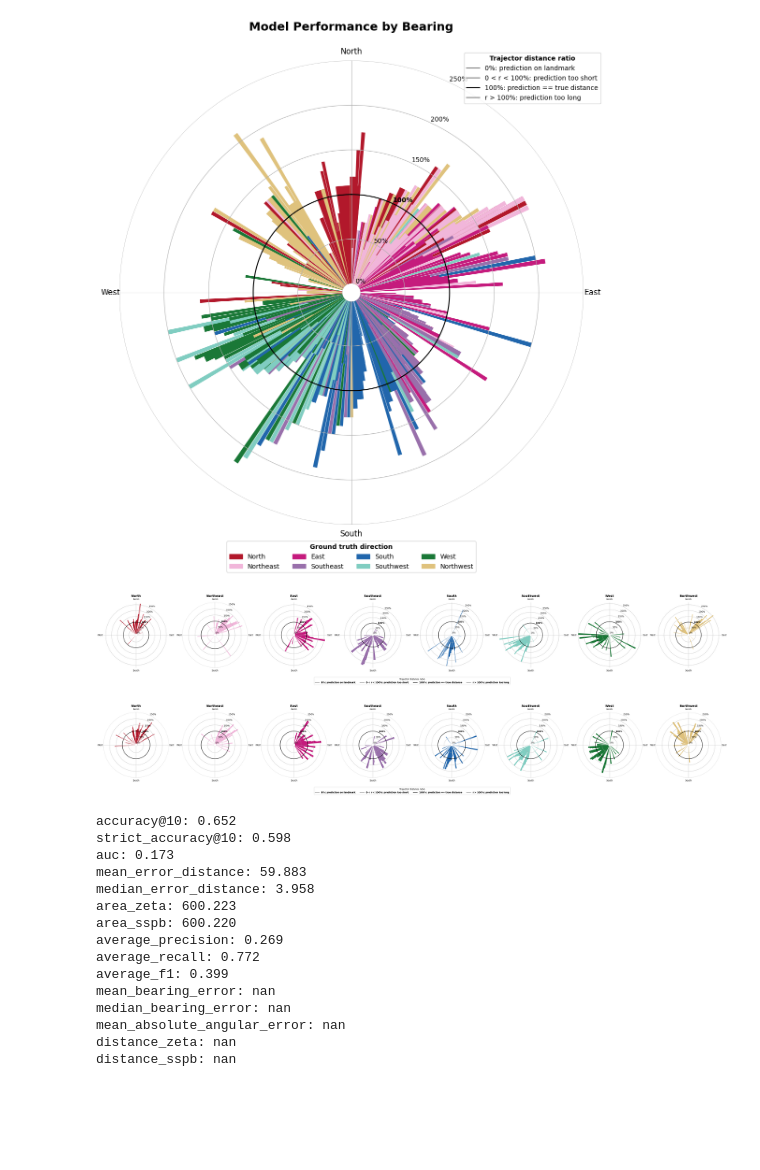
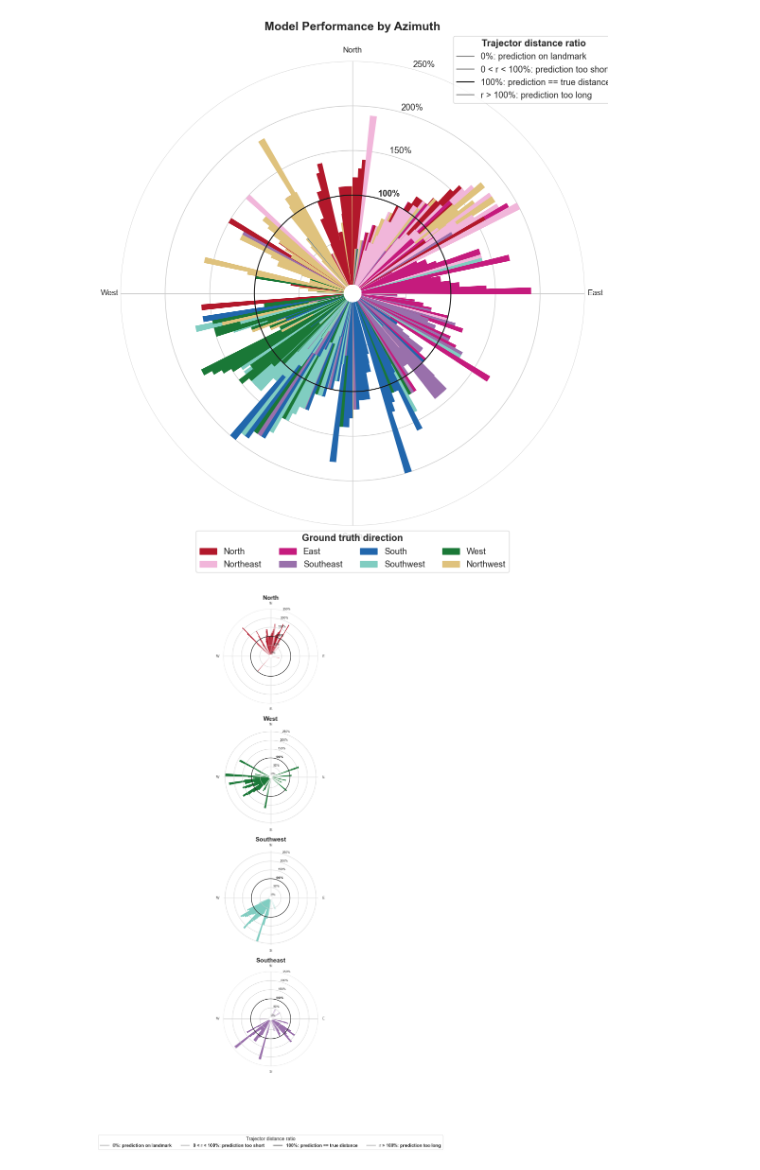
Before and after one commit to pumucklkopf/georelating-natural-disasters-with-llm-agents, a Jupyter notebook: evaluation/georelating_evaluation.ipynb, the cells around one changed output. Drawn from its saved outputs; the diff is of its cells as text; code cells hidden in the pictures; blank space fills up the shorter version.

```diff
--- a/evaluation/georelating_evaluation.ipynb
+++ b/evaluation/georelating_evaluation.ipynb
@@ -29,12 +31,20 @@ def safe_latlng_to_cell(x):
     geor = x.get("georelated")
     if not geor:
         return None
-    center = geor.get("center coordinates of affected area") if isinstance(geor, dict) else None
+    if isinstance(geor, dict):
+        center = geor.get("center coordinates of affected area")
+        area = geor.get("affected area in square km")
+        if center is None:
+            center = geor.get("center_coordinates_of_affected_area")
+        if area is None:
+            area = geor.get("affected_area_in_square_km")
+    else:
+        center = None
+        area = None
     if not center:
         return None
     lat = center.get("latitude") if isinstance(center, dict) else None
     lng = center.get("longitude") if isinstance(center, dict) else None
-    area = geor.get("affected area in square km")  if isinstance(geor, dict) else None
     # Also check for None here:
     if lat is None or lng is None or area is None:
         return None
@@ -42,30 +52,33 @@ def safe_latlng_to_cell(x):
         return h3.latlng_to_cell(
             lat=float(lat),
             lng=float(lng),
-            res=get_h3_resolution_for_area(float(area) / 7 * 1e6),
+            res=get_h3_resolution_for_area(float(area) * 1e6),
         )
     except Exception as e:
         return None
 
-def get_cell_relation(pred_cell, target_cell) -> str:
+def get_cell_relation(pred_cell, trajector_cell_index) -> str:
     """
     Determines the relationship between two H3 cells.
     :param pred_cell: The predicted H3 cell.
-    :param target_cell: The ground truth H3 cell.
+    :param trajector_cell_index: The ground truth H3 cell.
     :return: A string indicating the relationship.
     """
 
-    if pred_cell == target_cell:
+    if pred_cell == trajector_cell_index:
         return "identical"
 
     # Get their resolutions
     pred_res = h3.get_resolution(pred_cell)
-    gt_res = h3.get_resolution(target_cell)
+    gt_res = h3.get_resolution(trajector_cell_index)
 
     if pred_res == gt_res:
-        return "disjoint_same_resolution"
+        if h3.are_neighbor_cells(pred_cell, trajector_cell_index):
+            return "same_resolution_neighbor"
+        else:
+            return "disjoint_same_resolution"
     elif pred_res < gt_res:
-        inferred_parent = h3.cell_to_parent(target_cell, pred_res)
+        inferred_parent = h3.cell_to_parent(trajector_cell_index, pred_res)
         if pred_cell == inferred_parent:
             return "parent"
         else:
@@ -74,10 +87,10 @@ def get_cell_relation(pred_cell, target_cell) -> str:
             return "disjoint_coarser_resolution"
     else:
         inferred_parent = h3.cell_to_parent(pred_cell, gt_res)
-        if target_cell == inferred_parent:
+        if trajector_cell_index == inferred_parent:
             return "child"
         else:
-            if h3.are_neighbor_cells(target_cell, inferred_parent):
+            if h3.are_neighbor_cells(trajector_cell_index, inferred_parent):
                 return "finer_neighbor"
             return "disjoint_finer_resolution"
 # %%
@@ -305,6 +275,8 @@ def calc_azimuth_distance(row, geod=Geod(ellps="WGS84")):
     try:
         # Check if coordinates are missing (None or not a dict)
         center = row["georelated"].get("center coordinates of affected area")
+        if center is None:
+            center = row["georelated"].get("center_coordinates_of_affected_area")
         if center is None:
             return pd.Series({'forward_azimuth': None, 'pred_distance': None})
         fwd_azimuth, _, dist = geod.inv(
@@ -575,9 +680,9 @@ distance_sspb: 2.587
 import warnings
 warnings.filterwarnings("ignore")
 
-plot_bearing_visualization(georelated_df_us, plot_type='all_in_one')
-plot_bearing_visualization(georelated_df_eu, plot_type='all_in_one')
+plot_azimuth_visualization(georelated_df_us_llama, plot_type='all_in_one')
+plot_azimuth_visualization(georelated_df_eu_llama, plot_type='all_in_one')
 
-plot_bearing_visualization(georelated_df_us, plot_type='subplots')#, focus_directions=['northwest', 'northeast', 'southeast', 'southwest'])
-plot_bearing_visualization(georelated_df_eu, plot_type='subplots')#, focus_directions=['northwest', 'northeast', 'southeast', 'southwest'])
+plot_azimuth_visualization(georelated_df_us_llama, plot_type='subplots', focus_directions=['north', 'west', 'southwest', 'southeast'], viz_file_name="vertical_focus_directions.png")
+# plot_azimuth_visualization(georelated_df_eu_llama, plot_type='subplots', focus_directions=['north', 'west', 'southwest', 'southeast'])
 # %% [output]
@@ -585,24 +690,2 @@ plot_bearing_visualization(georelated_df_eu, plot_type='subplots')#, focus_direc
-[figure, old version]
+[figure, new version]
-[figure, old version]
+[figure, new version]
-[figure, removed]
-# %%
-between_df_us = georelated_df_us[georelated_df_us['geospatial_prep'] == 'between']
-metrics_for_between = calculate_metrics(between_df_us, k=10)
-for key, value in metrics_for_between.items():
-    print(f"{key}: {value:.3f}")
-# %% [output]
-accuracy@10: 0.652
-strict_accuracy@10: 0.598
-auc: 0.173
-mean_error_distance: 59.883
-median_error_distance: 3.958
-area_zeta: 600.223
-area_sspb: 600.220
-average_precision: 0.269
-average_recall: 0.772
-average_f1: 0.399
-mean_bearing_error: nan
-median_bearing_error: nan
-mean_absolute_angular_error: nan
-distance_zeta: nan
-distance_sspb: nan
```
Also changed, not shown: parts of 19 cells of this notebook, 12 other files.
